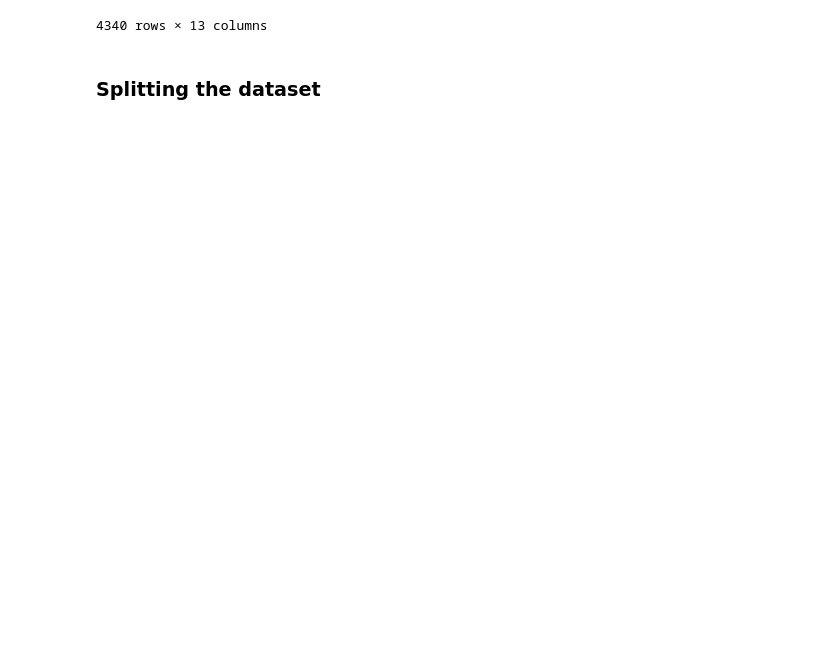
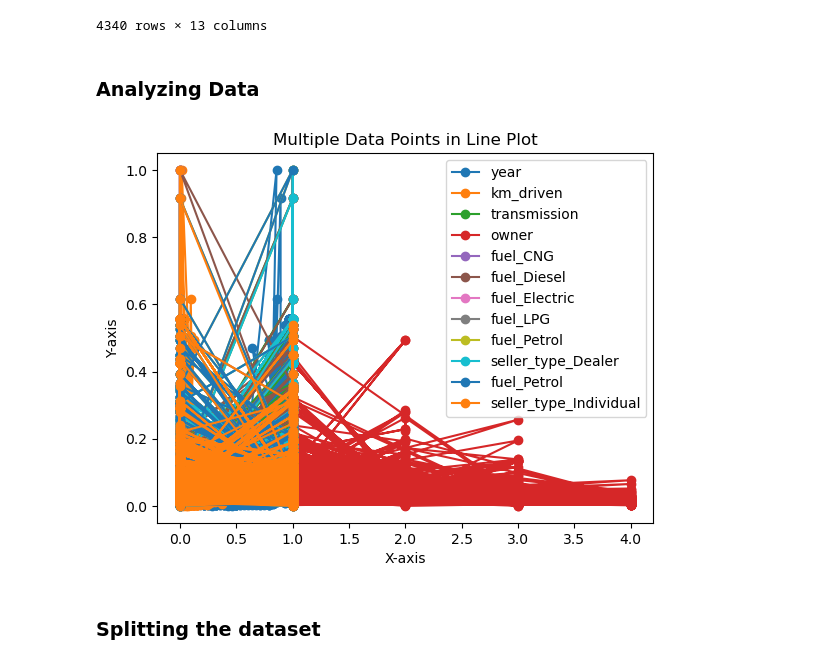
Before and after one commit to FaizanHassan123/Learning-MachineLearning, a Jupyter notebook: vehicle-price-prediction/train.ipynb, the cells around one changed output. Drawn from its saved outputs; the diff is of its cells as text; code cells hidden in the pictures; blank space fills up the shorter version.

Commit message:
data analysis

```diff
--- a/vehicle-price-prediction/train.ipynb
+++ b/vehicle-price-prediction/train.ipynb
@@ -90,6 +90,38 @@ data
 | 4338 | 0.857143 | 0.095158 | 0.111579 | 0 | 1 | 0 | 1 | 0 | ... |
 | 4339 | 0.857143 | 0.023086 | 0.049590 | 0 | 1 | 0 | 0 | 0 | ... |
 4340 rows × 13 columns
+# %% [markdown]
+### Analyzing Data
+# %%
+
+# Create a new figure
+plt.figure()
+
+plt.plot(data.year,data.selling_price, label='year', marker='o')
+plt.plot(data.km_driven, data.selling_price, label='km_driven', marker='o')
+plt.plot(data.transmission, data.selling_price, label='transmission', marker='o')
+plt.plot(data.owner,data.selling_price, label='owner', marker='o')
+plt.plot(data.fuel_CNG,data.selling_price, label='fuel_CNG', marker='o')
+plt.plot(data.fuel_Diesel,data.selling_price, label='fuel_Diesel', marker='o')
+plt.plot(data.fuel_Electric,data.selling_price, label='fuel_Electric', marker='o')
+plt.plot(data.fuel_LPG,data.selling_price, label='fuel_LPG', marker='o')
+plt.plot(data.fuel_Petrol,data.selling_price, label='fuel_Petrol', marker='o')
+plt.plot(data.seller_type_Dealer,data.selling_price, label='seller_type_Dealer', marker='o')
+plt.plot(data.fuel_Petrol,data.selling_price, label='fuel_Petrol', marker='o')
+plt.plot(data.seller_type_Individual,data.selling_price, label='seller_type_Individual', marker='o')
+
+# Add title and labels
+plt.title('Multiple Data Points in Line Plot')
+plt.xlabel('X-axis')
+plt.ylabel('Y-axis')
+
+# Add a legend
+plt.legend()
+
+# Display the plot
+plt.show()
+# %% [output]
+[figure, added]
 # %% [markdown]
 ### Splitting the dataset
 # %%
```
Also changed, not shown: parts of 3 cells of this notebook, 1 other file.
